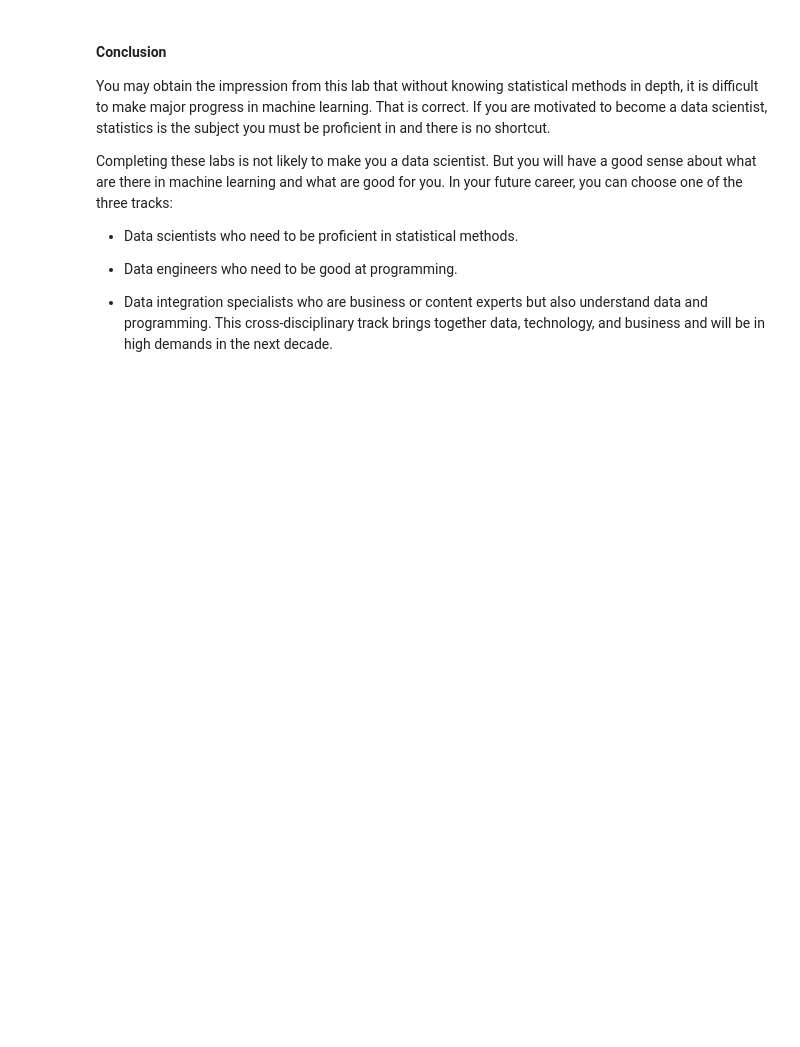
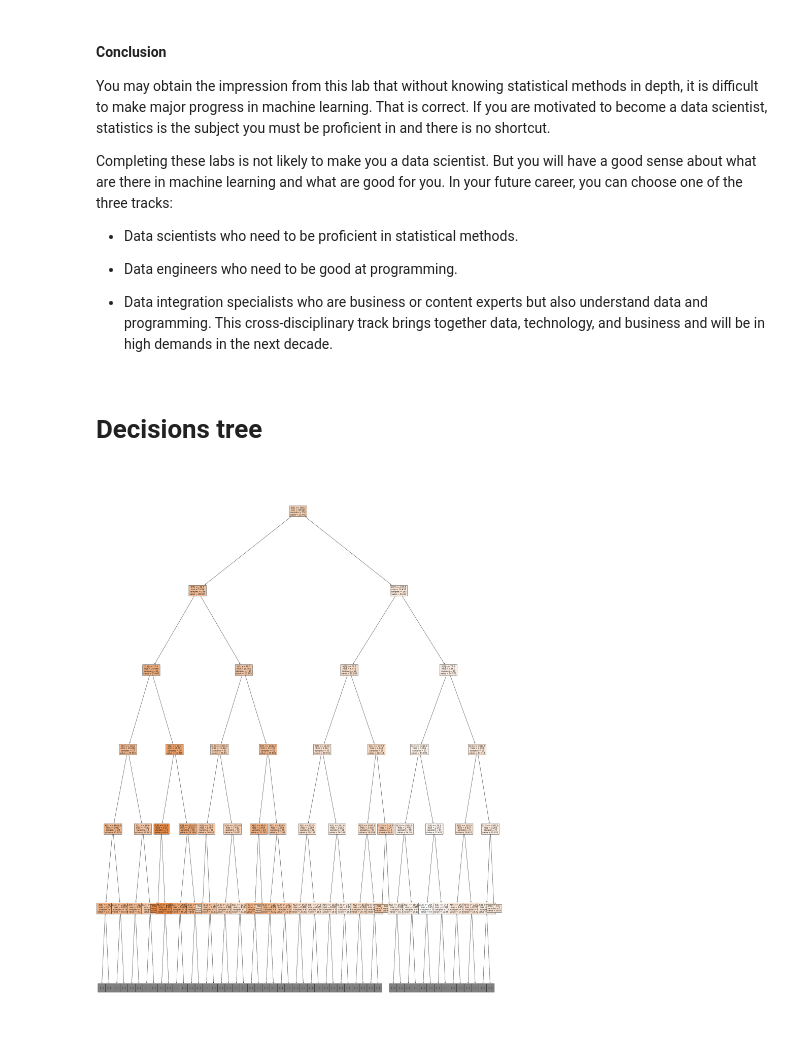
Before and after one commit to ta-data-bcn/lab-supervised-learning-sklearn, a Jupyter notebook: your-code/main.ipynb, the cells around one changed output. Cells and saved outputs as stored; diff of their text form; code cells hidden in the pictures; blank space fills up the shorter version.

Commit message:
submitting tree

```diff
--- a/your-code/main.ipynb
+++ b/your-code/main.ipynb
@@ -508,3 +509,5 @@ Completing these labs is not likely to make you a data scientist. But you will h
 * Data engineers who need to be good at programming.
 
 * Data integration specialists who are business or content experts but also understand data and programming. This cross-disciplinary track brings together data, technology, and business and will be in high demands in the next decade.
+# %% [markdown]
+# Decisions tree
@@ -510,0 +520,10 @@ Completing these labs is not likely to make you a data scientist. But you will h
+# %%
+X_train09, X_test09, y_train09, y_test09 = train_test_split(X, y, test_size=0.1, random_state=123)
+# %%
+clf = tree.DecisionTreeRegressor().fit(X_train09, y_train09)
+fig, ax = plt.subplots(figsize=(35, 50))
+plot_tree(clf, filled=True, fontsize=10, max_depth=5)
+plt.savefig("tree_lab_wednesday")
+plt.show()
+# %% [output]
+[figure, added]
```
Also changed, not shown: parts of 3 cells of this notebook, 1 other file.
